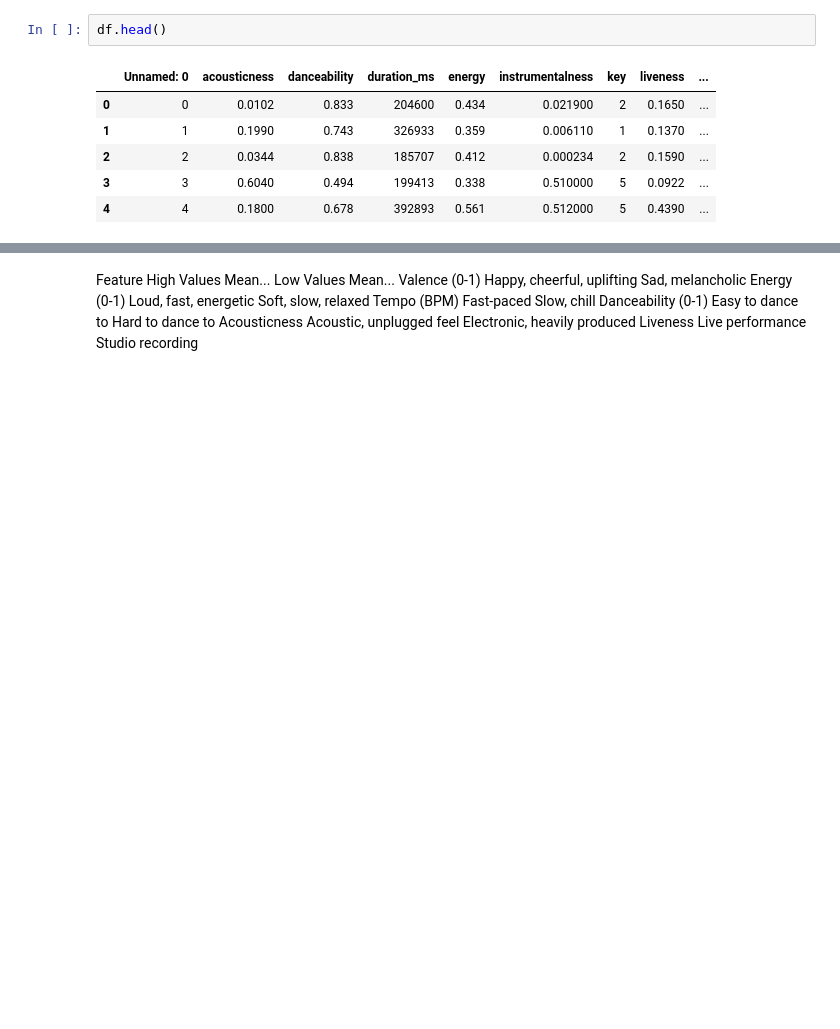
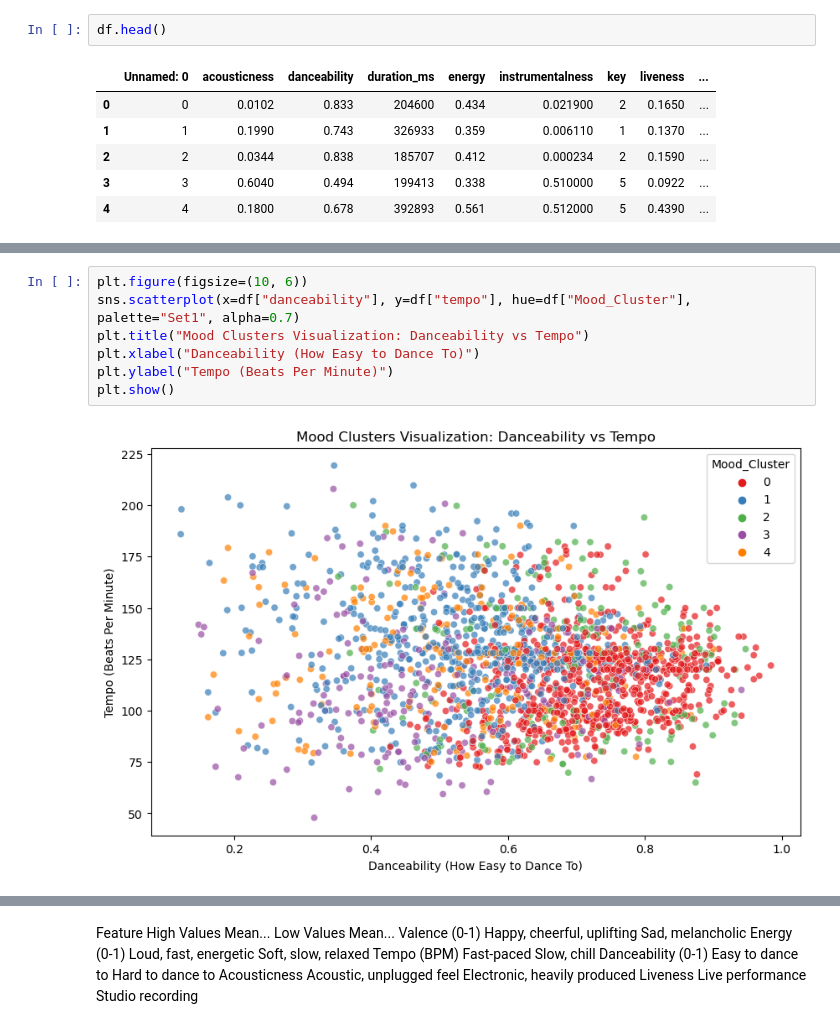
Before and after one commit to hannahdallas/captstone, a Jupyter notebook: notebook.ipynb, the cells around one changed output, grey strips where cells are left out. Saved outputs shown, nothing was run; the diff lists cells and outputs as text; blank space fills up the shorter version.

```diff
--- a/notebook.ipynb
+++ b/notebook.ipynb
@@ -132,0 +161,9 @@ df.head()
+# %%
+plt.figure(figsize=(10, 6))
+sns.scatterplot(x=df["danceability"], y=df["tempo"], hue=df["Mood_Cluster"], palette="Set1", alpha=0.7)
+plt.title("Mood Clusters Visualization: Danceability vs Tempo")
+plt.xlabel("Danceability (How Easy to Dance To)")
+plt.ylabel("Tempo (Beats Per Minute)")
+plt.show()
+# %% [output]
+[figure, added]
```
Also changed, not shown: parts of 41 cells of this notebook.
